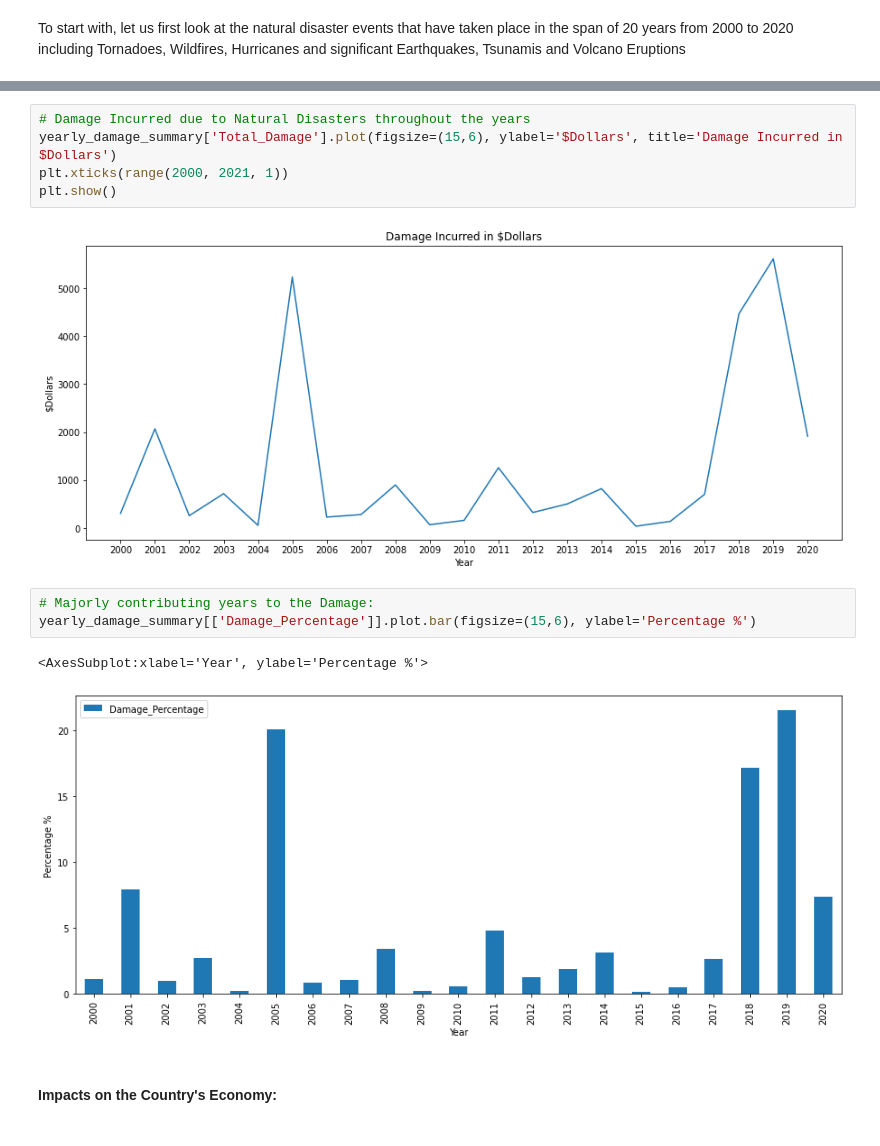
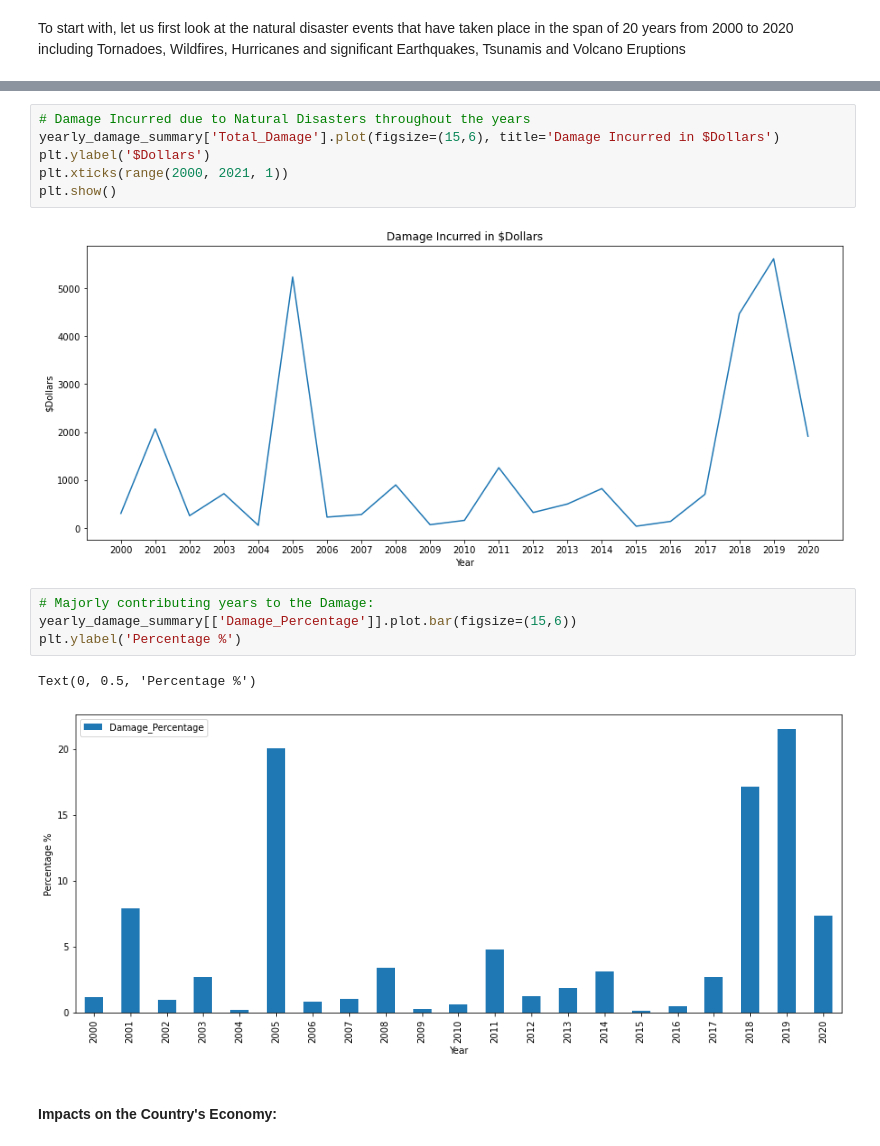
Before and after one commit to resh-chh/2021Fall_finals, a Jupyter notebook: Natural_Disasters_and_its_Economic_Impacts_in_the_US.ipynb, the cells around one changed output, grey strips where cells are left out. Drawn from its saved outputs; the diff is of its cells as text.

```diff
--- a/Natural_Disasters_and_its_Economic_Impacts_in_the_US.ipynb
+++ b/Natural_Disasters_and_its_Economic_Impacts_in_the_US.ipynb
@@ -237,16 +323,18 @@ plt.show()
 # %%
 # Damage Incurred due to Natural Disasters throughout the years
-yearly_damage_summary['Total_Damage'].plot(figsize=(15,6), ylabel='$Dollars', title='Damage Incurred in $Dollars')
+yearly_damage_summary['Total_Damage'].plot(figsize=(15,6), title='Damage Incurred in $Dollars')
+plt.ylabel('$Dollars')
 plt.xticks(range(2000, 2021, 1))
 plt.show()
 # %% [output]
-[figure, old version]
+[figure, new version]
 # %%
 # Majorly contributing years to the Damage:
-yearly_damage_summary[['Damage_Percentage']].plot.bar(figsize=(15,6), ylabel='Percentage %')
+yearly_damage_summary[['Damage_Percentage']].plot.bar(figsize=(15,6))
+plt.ylabel('Percentage %')
 # %% [output]
-<AxesSubplot:xlabel='Year', ylabel='Percentage %'>
+Text(0, 0.5, 'Percentage %')
-[figure, old version]
+[figure, new version]
 # %% [markdown]
 #### Impacts on the Country's Economy:
 # %% [markdown]
```
Also changed, not shown: parts of 26 cells of this notebook, 1 other file.
